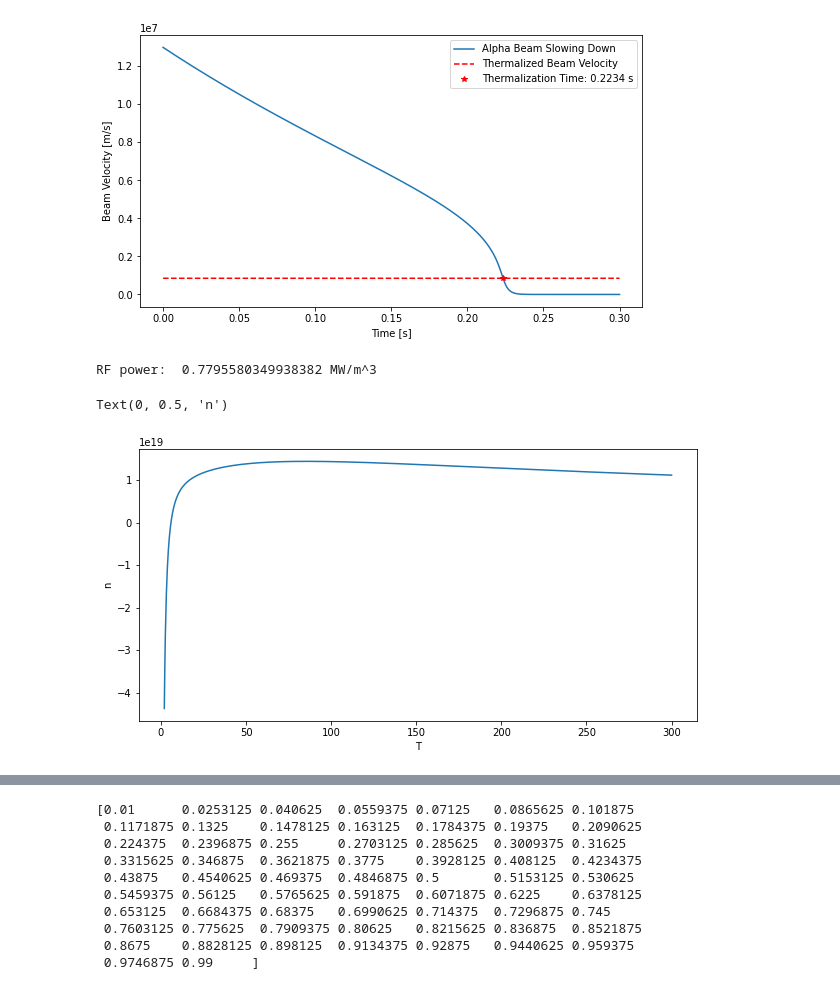
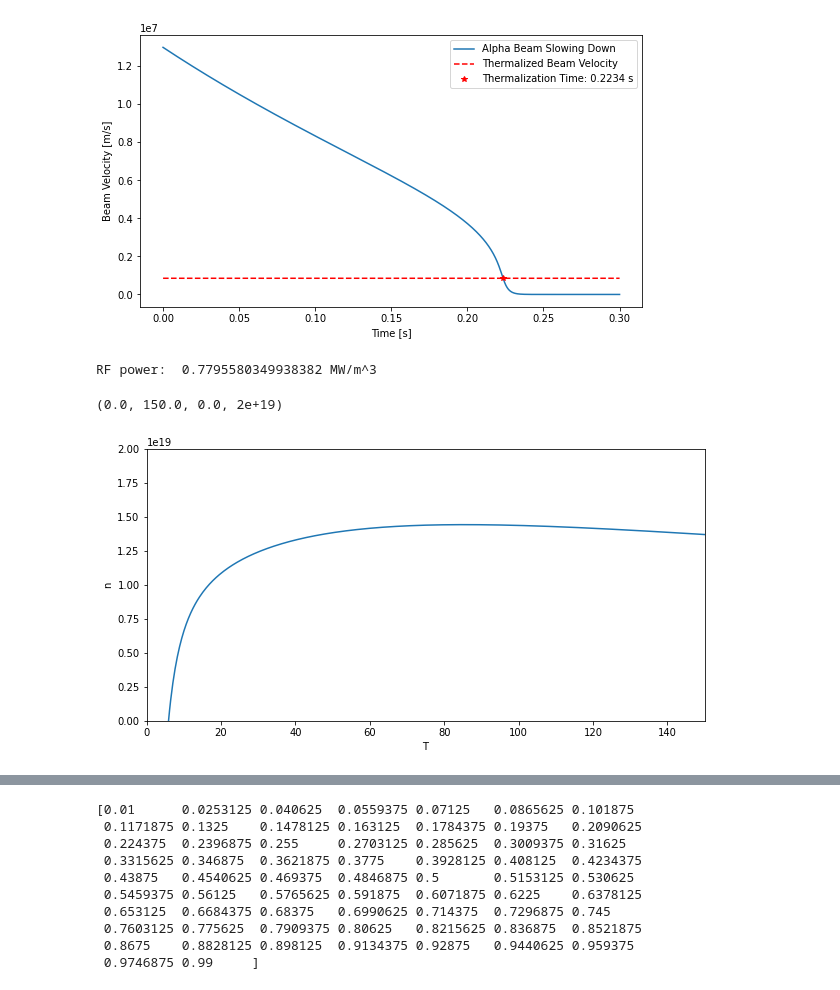
Before and after one commit to vandelij/genray_cql3d_plots, a Jupyter notebook: shots/147634/scan_beam_and_RF/beam_5_RF_testing/make_distrobution.ipynb, the cells around one changed output, grey strips where cells are left out. Saved outputs shown, nothing was run; the diff lists cells and outputs as text; code cells hidden in the pictures.

```diff
--- a/shots/147634/scan_beam_and_RF/beam_5_RF_testing/make_distrobution.ipynb
+++ b/shots/147634/scan_beam_and_RF/beam_5_RF_testing/make_distrobution.ipynb
@@ -415,30 +415,31 @@ plt.legend()
 # %%
 # cell to test out my function
 def get_n_from_T_P(Tfast, power, Tk, n, Zb, mb, mi):
     Tk_J = Tk*1.6022e-19*1000
     Tfast_J = Tfast*1.6022e-19*1000
     v_fast = np.sqrt(2*Tfast_J/mb)
     t_slow = get_beam_slowing_down_time(v_fast, Tk, n, Zb, mb, mi)
 
     return (2/3)*power*t_slow / Tfast_J
 
 
 rhoindex = 3
 T = genray_temps[rhoindex]
 n = genray_density[rhoindex]
 power = powers_RF[rhoindex]*1e6
 print('RF power: ', power/1e6, 'MW/m^3')
 plt.figure(figsize=(10,5))
 Tfast_array = np.linspace(2, 300, 1000)
 # power = 1*1e6
 nfast = 10*get_n_from_T_P(Tfast_array, power, Tk=T, n=n, Zb=1, mb=mD, mi=mD)
 #print('nfast: ', nfast)
 plt.plot(Tfast_array, nfast)
 plt.xlabel('T')
 plt.ylabel('n')
+plt.axis([0, 150, 0, 2e19])
 # %% [output]
 RF power:  0.7795580349938382 MW/m^3
-Text(0, 0.5, 'n')
+(0.0, 150.0, 0.0, 2e+19)
-[figure, old version]
+[figure, new version]
 # %%
 # Functions for fitting distrobution function
```
Also changed, not shown: parts of 7 cells of this notebook.
